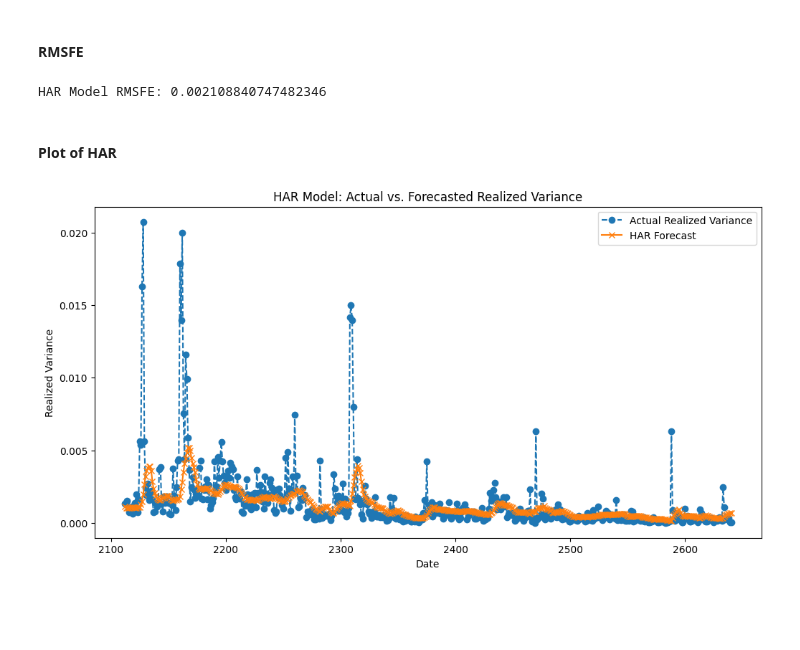
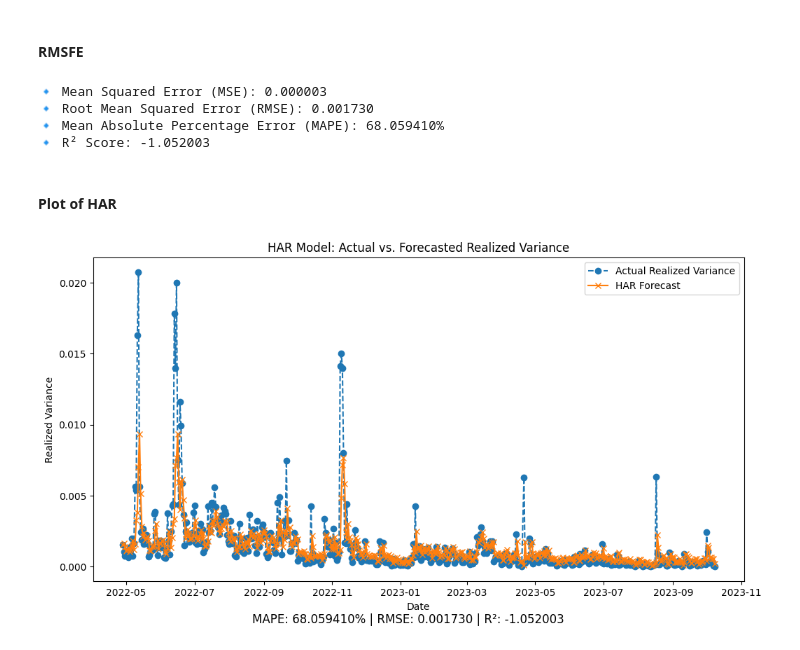
Before and after one commit to zhyoung17/crypto-rv-forecast, a Jupyter notebook: notebooks/models/rf_har.ipynb, the cells around one changed output. Cells and saved outputs as stored; diff of their text form; code cells hidden in the pictures; blank space fills up the shorter version.

Commit message:
added combined evaluation

```diff
--- a/notebooks/models/rf_har.ipynb
+++ b/notebooks/models/rf_har.ipynb
@@ -162,18 +129,18 @@ window_size = X_train.shape[0]
 
 for i, date in enumerate(test_dates):
     # Print the iteration count.
-    print(f"Iteration {i+1} of {total_iterations}")
+    print(f"Iteration {i+1} of {total_iterations}. Forecasting for date: {date}")
 
     # Copy the last row from X_train to keep all columns.
     new_observation = X_train.iloc[[-1]].copy()
 
     # Update only the dynamic columns with values for the current forecast date.
     new_observation['ln_RV_d,t-1'] = ln_rv_forecast
-    new_observation['ln_RV_w,t-1']  = log_weekly_rv.asof(date)
-    new_observation['ln_RV_m,t-1'] = log_monthly_rv.asof(date)
-    new_observation['ln_RV_d,t-2'] = log_daily_rv.shift(2).asof(date)
-    new_observation['ln_RV_w,t-2'] = log_weekly_rv.shift(2).asof(date)
-    new_observation['ln_RV_m,t-2'] = log_monthly_rv.shift(2).asof(date)
+    new_observation['ln_RV_w,t-1'] = data['ln_RV_w,t'].asof(date)
+    new_observation['ln_RV_m,t-1'] = data['ln_RV_m,t'].asof(date)
+    new_observation['ln_RV_d,t-2'] = data['ln_RV_d,t'].shift(2).asof(date)
+    new_observation['ln_RV_w,t-2'] = data['ln_RV_w,t'].shift(2).asof(date)
+    new_observation['ln_RV_m,t-2'] = data['ln_RV_m,t'].shift(2).asof(date)
     new_observation['volume_lag_1'] = data['volume_lag_1'].asof(date)
     new_observation['CLF16OV_lag_1'] = data['CLF16OV_lag_1'].asof(date)
     new_observation['UEMPMEAN_lag_1'] = data['UEMPMEAN_lag_1'].asof(date)
@@ -186,8 +153,8 @@ for i, date in enumerate(test_dates):
     X_train = pd.concat([X_train, new_observation]) # Conc the test set obs instead
 
     # Update y_train:
-    if date in log_daily_rv.index:
-        new_target = log_daily_rv.loc[date]
+    if date in data.index:
+        new_target = data['ln_RV_d,t'].loc[date]
     else:
         new_target = ln_rv_forecast
     y_train = pd.concat([y_train, pd.Series([new_target], index=[date])])
@@ -209,5 +176,5 @@ for i, date in enumerate(test_dates):
     rv_forecast = np.exp(ln_rv_forecast)  # Convert from log-scale.
     forecasts.append(rv_forecast)
 
-print("Forecasts:", forecasts)
+#print("Forecasts:", forecasts)
 # %% [output]
@@ -306,10 +302,10 @@ We will use the same train test split above
 ### Reindexing daily and monthly rv
 # %%
 har_df = pd.DataFrame({
-    'lag1_log_rv': log_daily_rv.shift(1),
-    'lag_weekly': log_weekly_rv.shift(1),
-    'lag_monthly': log_monthly_rv.shift(1),
-    'log_daily_rv': log_daily_rv
+    'lag1_log_rv': data['ln_RV_d,t'].shift(1),
+    'lag_weekly': data['ln_RV_d,t'].shift(1),
+    'lag_monthly': data['ln_RV_d,t'].shift(1),
+    'log_daily_rv': data['ln_RV_d,t']
 })
 
 # Drop initial missing observations
@@ -378,28 +374,44 @@ for date in test_df.index:
     prev_forecast = forecast_log_rv
 
     # Convert forecasts from log scale back to the original variance scale:
-forecasts_exp = np.exp(forecasts)
+forecast_har = np.exp(forecasts)
+
+# Save the forecasts to a DataFrame and then to a CSV file
+har_forecasts_df = pd.DataFrame(forecast_har, index=test_df.index)
+har_forecasts_df.to_csv("../../results/models/har_forecast.csv")
 
 # Also convert the actual log values in the test set back to variance scale:
-actual_exp = np.exp(test_df['log_daily_rv'])
+actual_rv = np.exp(test_df['log_daily_rv'])
 # %% [markdown]
 #### RMSFE
-# %%
-errors = forecasts_exp - actual_exp
-rmsfe = np.sqrt(np.mean(errors**2))
-print("HAR Model RMSFE:", rmsfe)
-# %% [output]
-HAR Model RMSFE: 0.002108840747482346
+# %%
+mse = mean_squared_error(forecast_har, actual_rv)
+rmse = np.sqrt(mse)
+mape = mean_absolute_percentage_error(forecast_har, actual_rv)
+r2 = r2_score(forecast_har, actual_rv)
+
+# Print evaluation metrics
+print(f"🔹 Mean Squared Error (MSE): {mse:.6f}")
+print(f"🔹 Root Mean Squared Error (RMSE): {rmse:.6f}")
+print(f"🔹 Mean Absolute Percentage Error (MAPE): {mape:.6%}")
+print(f"🔹 R² Score: {r2:.6f}")
+# %% [output]
+🔹 Mean Squared Error (MSE): 0.000003
+🔹 Root Mean Squared Error (RMSE): 0.001730
+🔹 Mean Absolute Percentage Error (MAPE): 68.059410%
+🔹 R² Score: -1.052003
 # %% [markdown]
 #### Plot of HAR
 # %%
 plt.figure(figsize=(12, 6))
-plt.plot(test_df.index, actual_exp, label="Actual Realized Variance", marker='o', linestyle='--')
-plt.plot(test_df.index, forecasts_exp, label="HAR Forecast", marker='x', linestyle='-')
+plt.plot(test_df.index, actual_rv, label="Actual Realized Variance", marker='o', linestyle='--')
+plt.plot(test_df.index, forecast_har, label="HAR Forecast", marker='x', linestyle='-')
 plt.xlabel("Date")
 plt.ylabel("Realized Variance")
 plt.title("HAR Model: Actual vs. Forecasted Realized Variance")
 plt.legend()
+plt.figtext(0.5, 0.01, f"MAPE: {mape:.6%} | RMSE: {rmse:.6f} | R²: {r2:.6f}", wrap=True, horizontalalignment='center', fontsize=12)
+plt.savefig('../../results/figures/har_forecast_vs_actual.png')
 plt.show()
 # %% [output]
-[figure, old version]
+[figure, new version]
```
Also changed, not shown: parts of 11 cells of this notebook, 26 other files.
